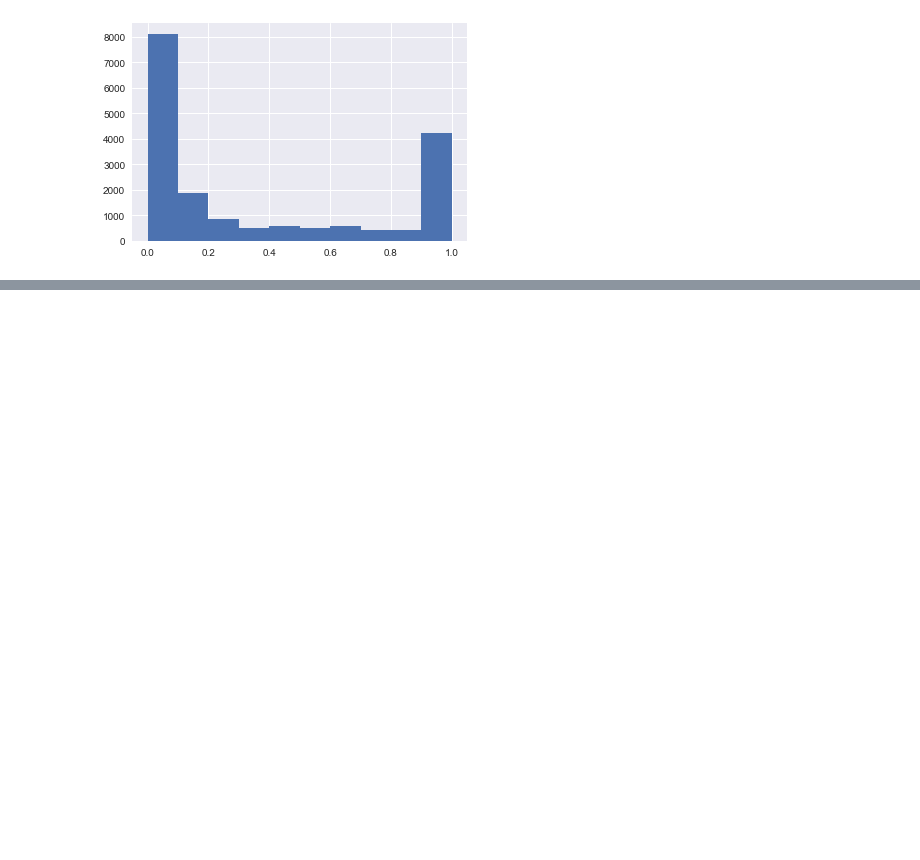
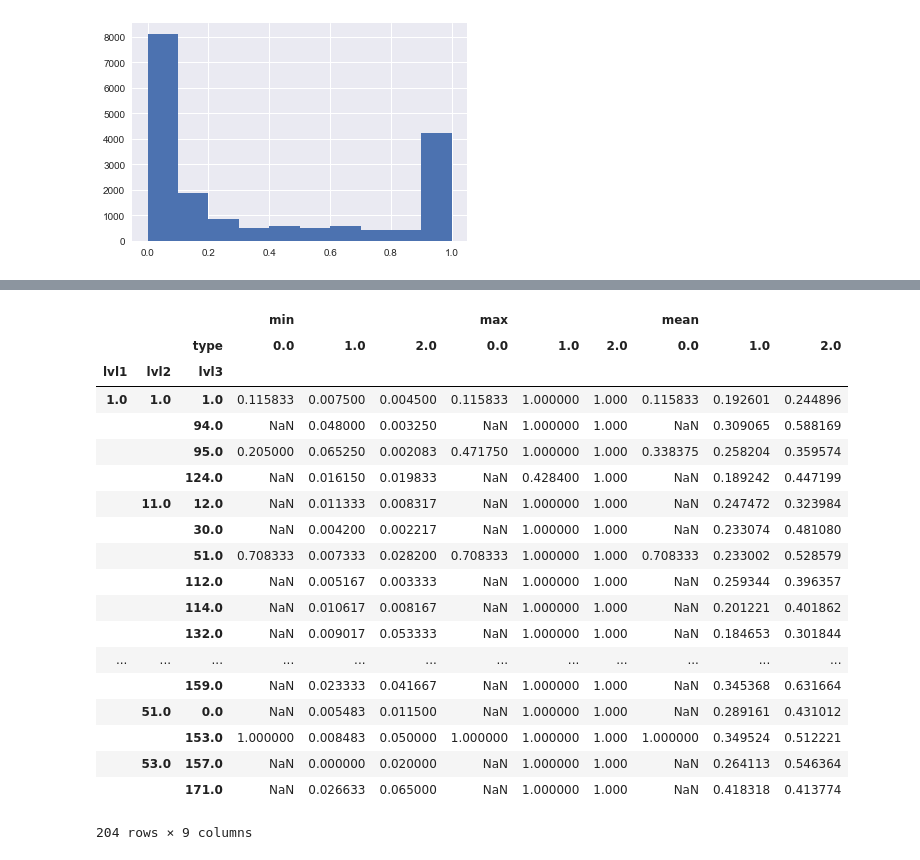
Before and after one commit to chd415/Predicting-the-attractiveness-of-product-listings, a Jupyter notebook: 447final.ipynb, the cells around one changed output, grey strips where cells are left out. Saved outputs shown, nothing was run; the diff lists cells and outputs as text; code cells hidden in the pictures; blank space fills up the shorter version.

```diff
--- a/447final.ipynb
+++ b/447final.ipynb
@@ -95,0 +100,24 @@ train_file.head(10)
+# %%
+table = pd.pivot_table(train_file,values = 'price', index=['lvl1','lvl2','lvl3'],columns=['type'],aggfunc=[min, max, np.mean])
+table
+# %% [output]
+|  |  |  | min |  |  | max |  |  | mean |  |  |
+|  |  | type | 0.0 | 1.0 | 2.0 | 0.0 | 1.0 | 2.0 | 0.0 | 1.0 | 2.0 |
+| lvl1 | lvl2 | lvl3 |  |  |  |  |  |  |  |  |  |
+| 1.0 | 1.0 | 1.0 | 0.115833 | 0.007500 | 0.004500 | 0.115833 | 1.000000 | 1.000 | 0.115833 | 0.192601 | 0.244896 |
+|  |  | 94.0 | NaN | 0.048000 | 0.003250 | NaN | 1.000000 | 1.000 | NaN | 0.309065 | 0.588169 |
+|  |  | 95.0 | 0.205000 | 0.065250 | 0.002083 | 0.471750 | 1.000000 | 1.000 | 0.338375 | 0.258204 | 0.359574 |
+|  |  | 124.0 | NaN | 0.016150 | 0.019833 | NaN | 0.428400 | 1.000 | NaN | 0.189242 | 0.447199 |
+|  | 11.0 | 12.0 | NaN | 0.011333 | 0.008317 | NaN | 1.000000 | 1.000 | NaN | 0.247472 | 0.323984 |
+|  |  | 30.0 | NaN | 0.004200 | 0.002217 | NaN | 1.000000 | 1.000 | NaN | 0.233074 | 0.481080 |
+|  |  | 51.0 | 0.708333 | 0.007333 | 0.028200 | 0.708333 | 1.000000 | 1.000 | 0.708333 | 0.233002 | 0.528579 |
+|  |  | 112.0 | NaN | 0.005167 | 0.003333 | NaN | 1.000000 | 1.000 | NaN | 0.259344 | 0.396357 |
+|  |  | 114.0 | NaN | 0.010617 | 0.008167 | NaN | 1.000000 | 1.000 | NaN | 0.201221 | 0.401862 |
+|  |  | 132.0 | NaN | 0.009017 | 0.053333 | NaN | 1.000000 | 1.000 | NaN | 0.184653 | 0.301844 |
+| ... | ... | ... | ... | ... | ... | ... | ... | ... | ... | ... | ... |
+|  |  | 159.0 | NaN | 0.023333 | 0.041667 | NaN | 1.000000 | 1.000 | NaN | 0.345368 | 0.631664 |
+|  | 51.0 | 0.0 | NaN | 0.005483 | 0.011500 | NaN | 1.000000 | 1.000 | NaN | 0.289161 | 0.431012 |
+|  |  | 153.0 | 1.000000 | 0.008483 | 0.050000 | 1.000000 | 1.000000 | 1.000 | 1.000000 | 0.349524 | 0.512221 |
+|  | 53.0 | 157.0 | NaN | 0.000000 | 0.020000 | NaN | 1.000000 | 1.000 | NaN | 0.264113 | 0.546364 |
+|  |  | 171.0 | NaN | 0.026633 | 0.065000 | NaN | 1.000000 | 1.000 | NaN | 0.418318 | 0.413774 |
+204 rows × 9 columns
```
Also changed, not shown: parts of 5 cells of this notebook.
